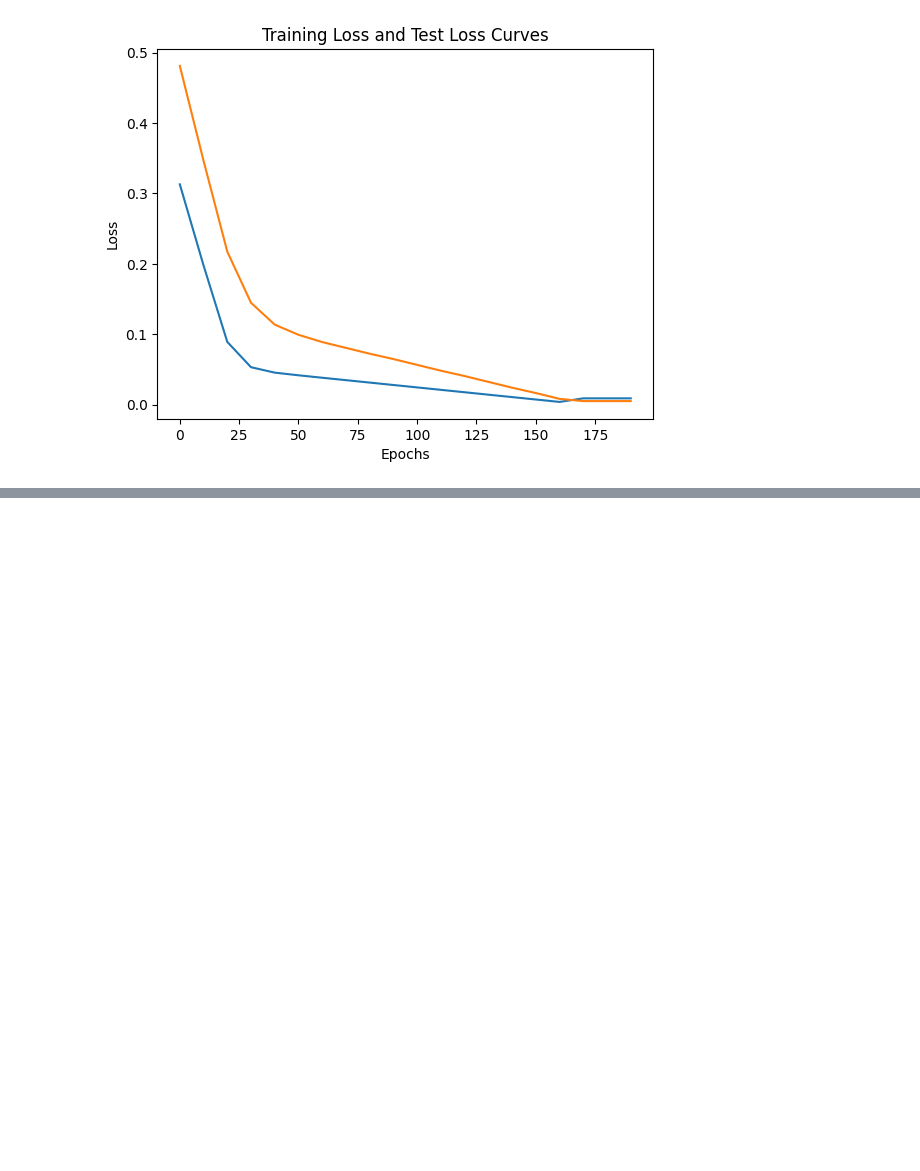
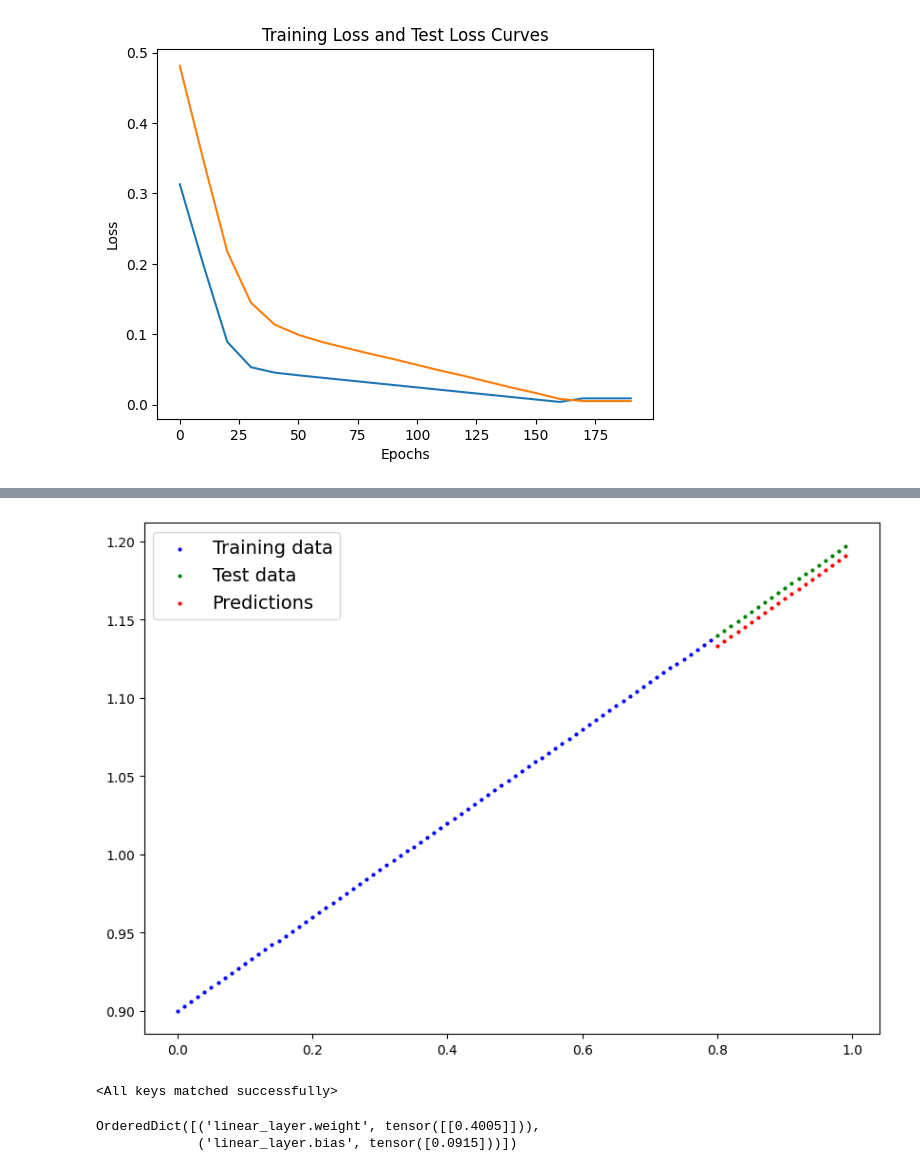
Before and after one commit to AlexNhjh/PyTorch-Tutorial, a Jupyter notebook: ch1.ipynb, the cells around one changed output, grey strips where cells are left out. Drawn from its saved outputs; the diff is of its cells as text; code cells hidden in the pictures; blank space fills up the shorter version.

```diff
--- a/ch1.ipynb
+++ b/ch1.ipynb
@@ -301,0 +427,35 @@ Text(0.5, 0, 'Epochs')
+# %%
+loss_fn = nn.L1Loss()
+optimizer = torch.optim.SGD(params=model_1.parameters(),
+                            lr = 0.01)
+# %%
+torch.manual_seed(42)
+
+epochs = 300
+
+for epoch in range(epochs):
+    model_1.train()
+    # 1. Forward pass
+    y_pred = model_1(X_train)
+    # 2. Calculate the loss
+    loss = loss_fn(y_pred, y_train)
+    # 3. Optimizer zero grad
+    optimizer.zero_grad()
+    # 4. Perform backpropagation
+    loss.backward()
+    # 5. Optimizer step
+    optimizer.step()
+
+    #Testing
+    model_1.eval()
+    with torch.inference_mode():
+        test_pred = model_1(X_test)   #Make test predictions from X inputs
+
+        test_loss = loss_fn(test_pred, y_test) # calculate test loss between our prediction and the values we have set aside (y_test)
+    if epoch % 20 == 0:
+        print(f"Epoch: {epoch} | loss: {loss} | Test Loss: {test_loss}")
+model_1.state_dict(), weight, bias
+# (OrderedDict([('linear_layer.weight', tensor([[0.4005]])),
+#               ('linear_layer.bias', tensor([0.0915]))]),
+#  0.4,
+#  0.1)
@@ -301,0 +482,6 @@ Text(0.5, 0, 'Epochs')
+# %%
+with torch.inference_mode():
+    y_preds_new = model_1(X_test)
+plot_predictions(X_train, y_train, X_test, y_test, y_preds_new)
+# %% [output]
+[figure, added]
@@ -301,0 +499,14 @@ Text(0.5, 0, 'Epochs')
+# %%
+# Create a new instance of linear regression model v2
+loaded_model_1 = LinearRegressionModel_v2()
+# load saved model_1 state_dict
+loaded_model_1.load_state_dict(torch.load(MODEL_SAVE_PATH))
+# %% [output]
+<All keys matched successfully>
+# %%
+loaded_model_1.state_dict()
+#OrderedDict([('linear_layer.weight', tensor([[0.4005]])),
+#             ('linear_layer.bias', tensor([0.0915]))])
+# %% [output]
+OrderedDict([('linear_layer.weight', tensor([[0.4005]])),
+             ('linear_layer.bias', tensor([0.0915]))])
```
Also changed, not shown: parts of 16 cells of this notebook, 3 other files.
